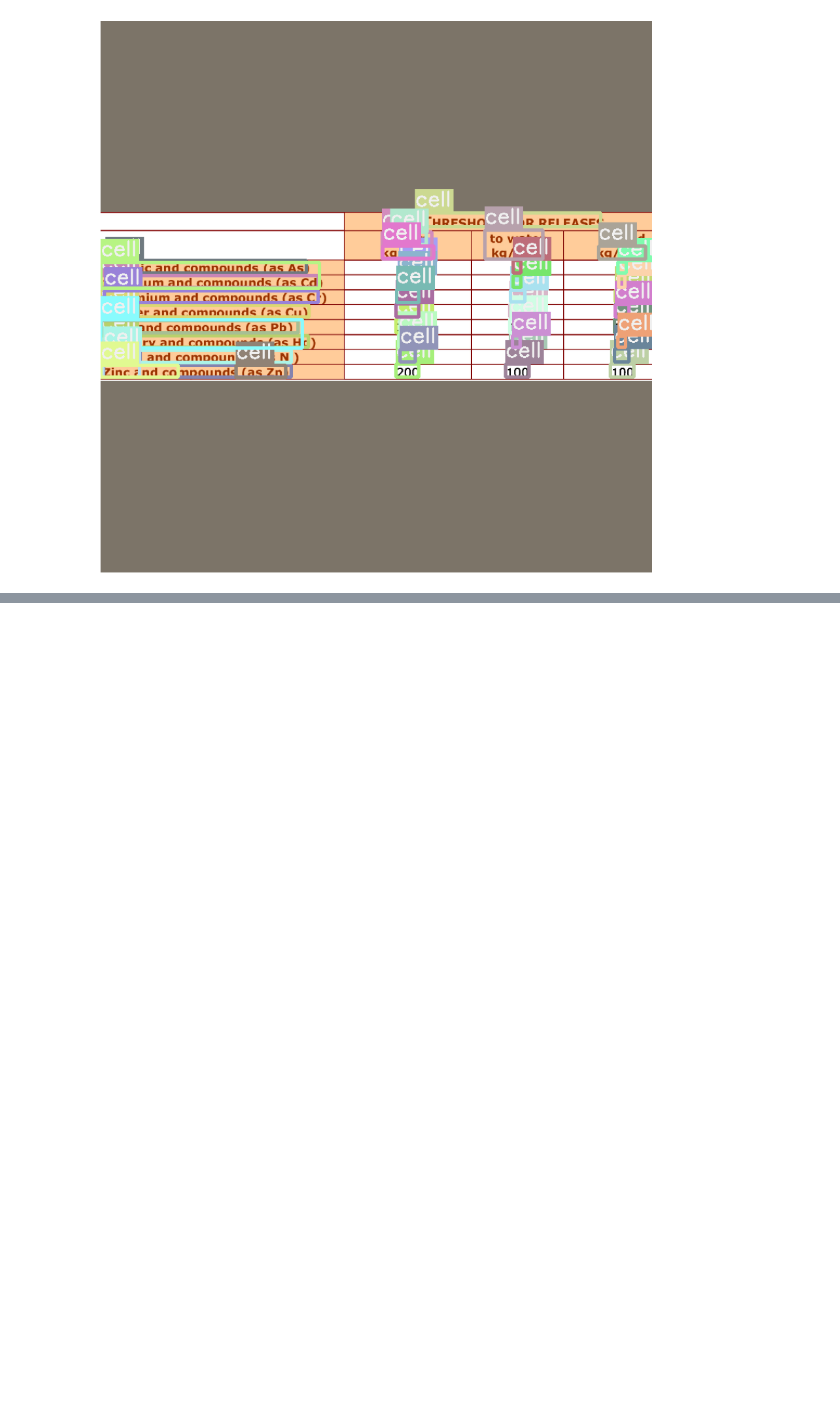
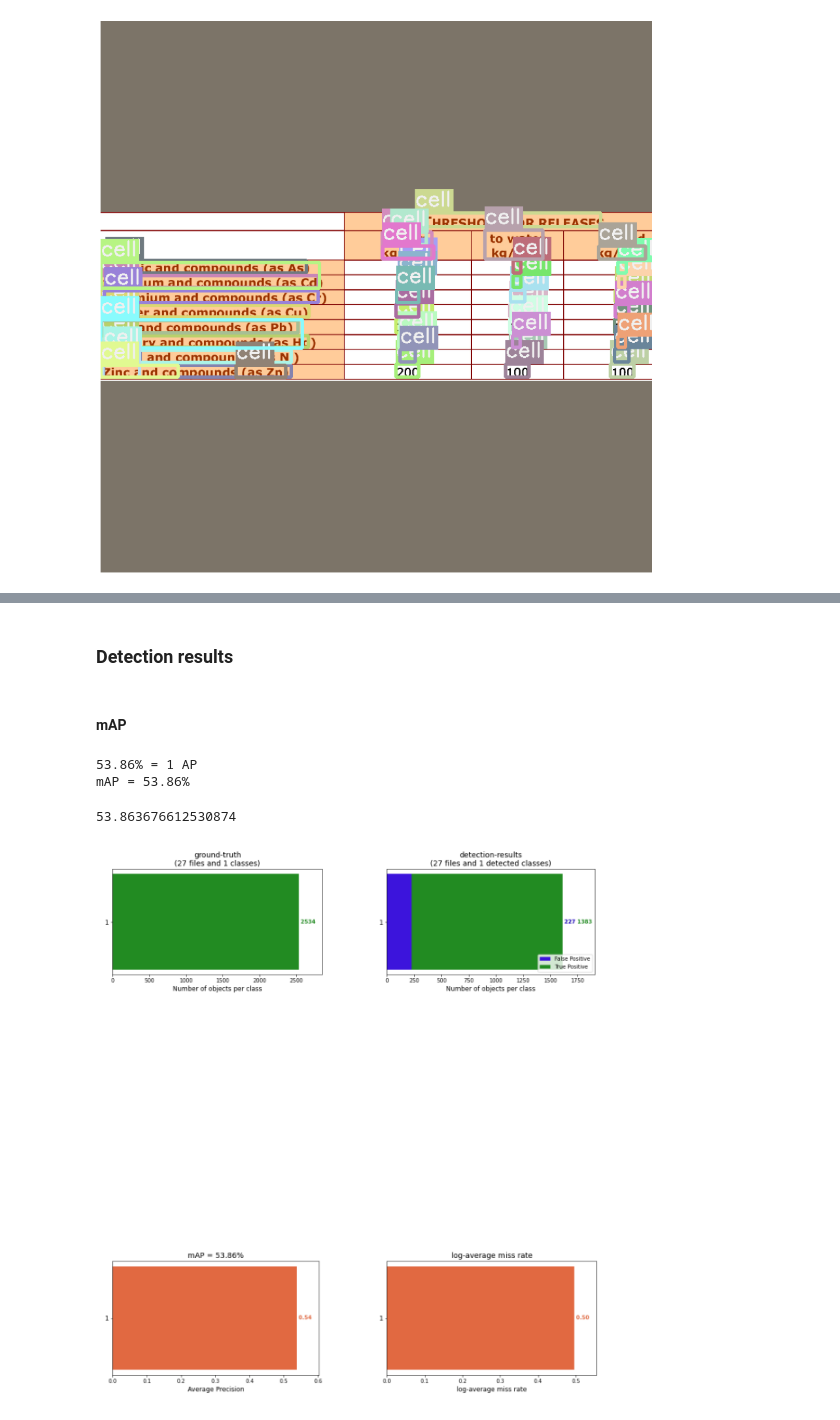
Before and after one commit to holms-ur/CellDetection, a Jupyter notebook: Detection/FasterRCNN.ipynb, the cells around one changed output, grey strips where cells are left out. Drawn from its saved outputs; the diff is of its cells as text; code cells hidden in the pictures; blank space fills up the shorter version.

```diff
--- a/Detection/FasterRCNN.ipynb
+++ b/Detection/FasterRCNN.ipynb
@@ -265,0 +276,2 @@ show_preds(
+# %%
+test= path_test_img.ls()
@@ -265,0 +1170,2 @@ show_preds(
+# %%
+files = get_files(path_test_img)
@@ -265,0 +1182,50 @@ show_preds(
+# %% [markdown]
+### Detection results
+# %%
+%%capture
+for f in files:
+  txt=open('input/detection-results/'+f.stem+'.txt','w')
+  test = cv2.imread(str(f))
+  Y,X,_=test.shape
+  img = np.array(PIL.Image.open(f))
+  infer_tfms = tfms.A.Adapter([*tfms.A.resize_and_pad(size),tfms.A.Normalize()])
+  infer_ds = Dataset.from_images([img], infer_tfms)
+  batch, samples = faster_rcnn.build_infer_batch(infer_ds)
+  preds = faster_rcnn.predict(model=model, batch=batch,detection_threshold=0.5)
+  L = []
+  labels = list(preds[0]['labels'])
+  bboxs = preds[0]['bboxes']
+  for i in range(0,len(labels)):
+    xmin=bboxs[i].xmin-(samples[0]['img'].shape[1]-samples[0]['width'])/2
+    ymin=bboxs[i].ymin-(samples[0]['img'].shape[0]-samples[0]['height'])/2
+    xmax=bboxs[i].xmax-(samples[0]['img'].shape[1]-samples[0]['width'])/2
+    ymax=bboxs[i].ymax-(samples[0]['img'].shape[0]-samples[0]['height'])/2
+    xmin=int(X*xmin/samples[0]['width'])
+    ymin=int(Y*ymin/samples[0]['height'])
+    xmax=int(X*xmax/samples[0]['width'])
+    ymax=int(Y*ymax/samples[0]['height'])
+    score=preds[0]['scores'][i]*100
+    txt.write('1' + ' ' +str(score) + ' '+ str(xmin) + ' ' + str(ymin) + ' '+ str(xmax) + ' '+ str(ymax) +'\n')
+  txt.close()
+# %% [markdown]
+#### mAP
+# %%
+mAP()
+# %% [output]
+53.86% = 1 AP
+mAP = 53.86%
+53.863676612530874
+# %%
+L = ['output/ground-truth-info.png','output/detection-results-info.png','output/mAP.png','output/lamr.png']
+k = 0
+fig, ax = plt.subplots(2,2,figsize=(20,30))
+for i in range(0,2):
+  for j in range(0,2):
+    ax[i,j].imshow(cv2.imread(L[k]),cmap=plt.cm.binary)
+    ax[i,j].axis('off')
+    ax[i,j].xaxis.set_ticklabels([])
+    ax[i,j].yaxis.set_ticklabels([])
+    k = k + 1
+plt.show()
+# %% [output]
+[figure, added]
```
Also changed, not shown: parts of 25 cells of this notebook.
